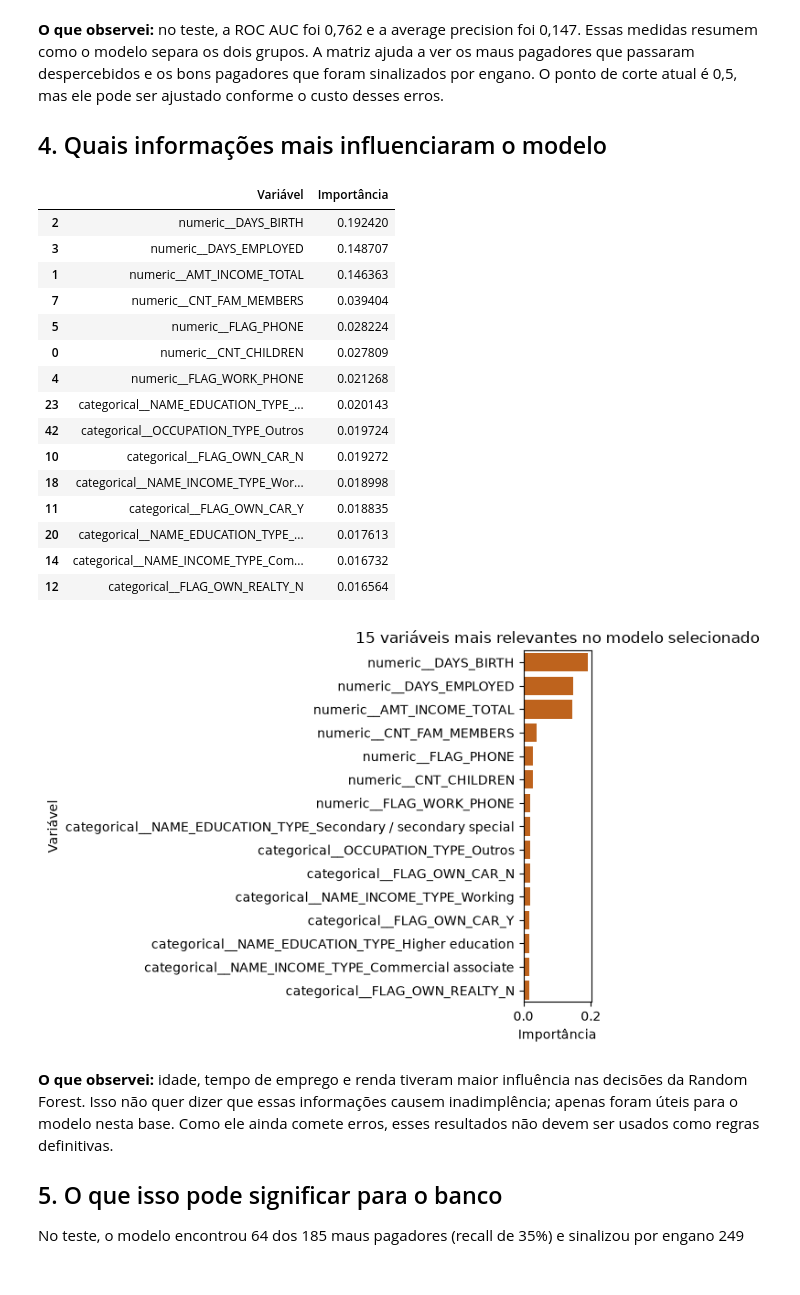
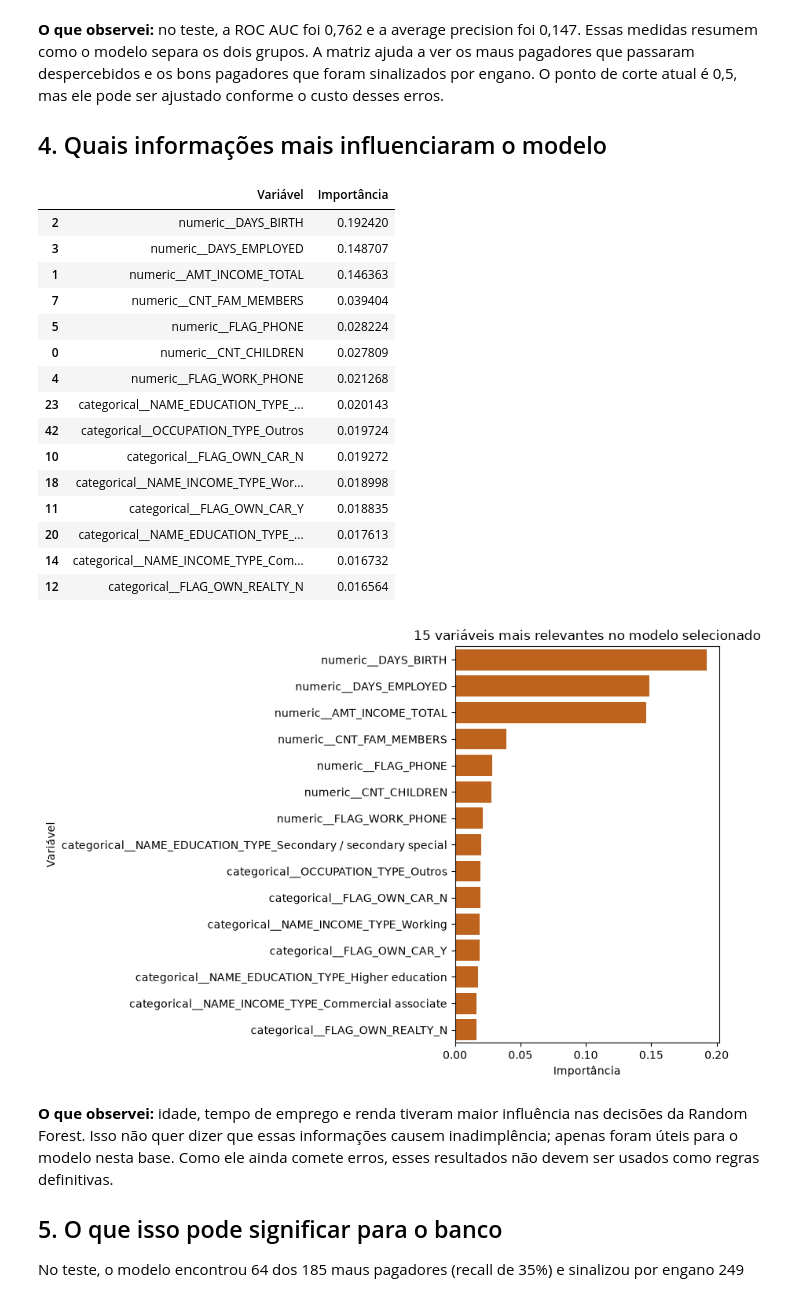
Before and after one commit to stephaneeao-cmd/postech-tech-challenge-fase2-template, a Jupyter notebook: notebooks/04_avaliacao.ipynb, the cells around one changed output. Drawn from its saved outputs; the diff is of its cells as text; code cells hidden in the pictures.

```diff
--- a/notebooks/04_avaliacao.ipynb
+++ b/notebooks/04_avaliacao.ipynb
@@ -8,12 +8,18 @@ from pathlib import Path
 import matplotlib.pyplot as plt
 import pandas as pd
 import seaborn as sns
+from sklearn.metrics import ConfusionMatrixDisplay, RocCurveDisplay
 
 RANDOM_STATE = 42
 PROCESSED = Path("..") / "data" / "processed"
 RESULTS = Path("..") / "results"
+FIGURES = RESULTS / "figures"
+METRICS = RESULTS / "metrics"
+MODELS = RESULTS / "models"
 TARGET = "TARGET"
 
+FIGURES.mkdir(parents=True, exist_ok=True)
+METRICS.mkdir(parents=True, exist_ok=True)
 pd.set_option("display.max_columns", None)
 # %% [markdown]
 ## 1. Resultado no conjunto de teste
@@ -82,40 +121,40 @@ if hasattr(classifier, "feature_importances_"):
     criterio = "Importância"
 else:
     importances = abs(classifier.coef_[0])
     criterio = "Coeficiente absoluto"
 
 feature_importance = pd.DataFrame({
     "Variável": feature_names,
     criterio: importances,
 }).sort_values(criterio, ascending=False)
 display(feature_importance.head(15))
 
-sns.barplot(data=feature_importance.head(15), x=criterio, y="Variável", color="#d95f02")
-plt.title("15 variáveis mais relevantes no modelo selecionado")
-plt.tight_layout()
+fig, ax = plt.subplots(figsize=(9, 6))
+sns.barplot(data=feature_importance.head(15), x=criterio, y="Variável", color="#d95f02", ax=ax)
+ax.set_title("15 variáveis mais relevantes no modelo selecionado")
+fig.tight_layout()
+fig.savefig(FIGURES / "08_importancia_variaveis.png", dpi=160, bbox_inches="tight")
 plt.show()
 
-metric_path = RESULTS / "metrics"
-metric_path.mkdir(parents=True, exist_ok=True)
-feature_importance.to_csv(metric_path / "importancia_variaveis.csv", index=False)
+feature_importance.to_csv(METRICS / "importancia_variaveis.csv", index=False)
 # %% [output]
 |  | Variável | Importância |
 | 2 | numeric__DAYS_BIRTH | 0.192420 |
 | 3 | numeric__DAYS_EMPLOYED | 0.148707 |
 | 1 | numeric__AMT_INCOME_TOTAL | 0.146363 |
 | 7 | numeric__CNT_FAM_MEMBERS | 0.039404 |
 | 5 | numeric__FLAG_PHONE | 0.028224 |
 | 0 | numeric__CNT_CHILDREN | 0.027809 |
 | 4 | numeric__FLAG_WORK_PHONE | 0.021268 |
 | 23 | categorical__NAME_EDUCATION_TYPE_... | 0.020143 |
 | 42 | categorical__OCCUPATION_TYPE_Outros | 0.019724 |
 | 10 | categorical__FLAG_OWN_CAR_N | 0.019272 |
 | 18 | categorical__NAME_INCOME_TYPE_Wor... | 0.018998 |
 | 11 | categorical__FLAG_OWN_CAR_Y | 0.018835 |
 | 20 | categorical__NAME_EDUCATION_TYPE_... | 0.017613 |
 | 14 | categorical__NAME_INCOME_TYPE_Com... | 0.016732 |
 | 12 | categorical__FLAG_OWN_REALTY_N | 0.016564 |
-[figure, old version]
+[figure, new version]
 # %% [markdown]
 **O que observei:** idade, tempo de emprego e renda tiveram maior influência nas decisões da Random Forest. Isso não quer dizer que essas informações causem inadimplência; apenas foram úteis para o modelo nesta base. Como ele ainda comete erros, esses resultados não devem ser usados como regras definitivas.
 
```
Also changed, not shown: parts of 3 cells of this notebook, 15 other files.
